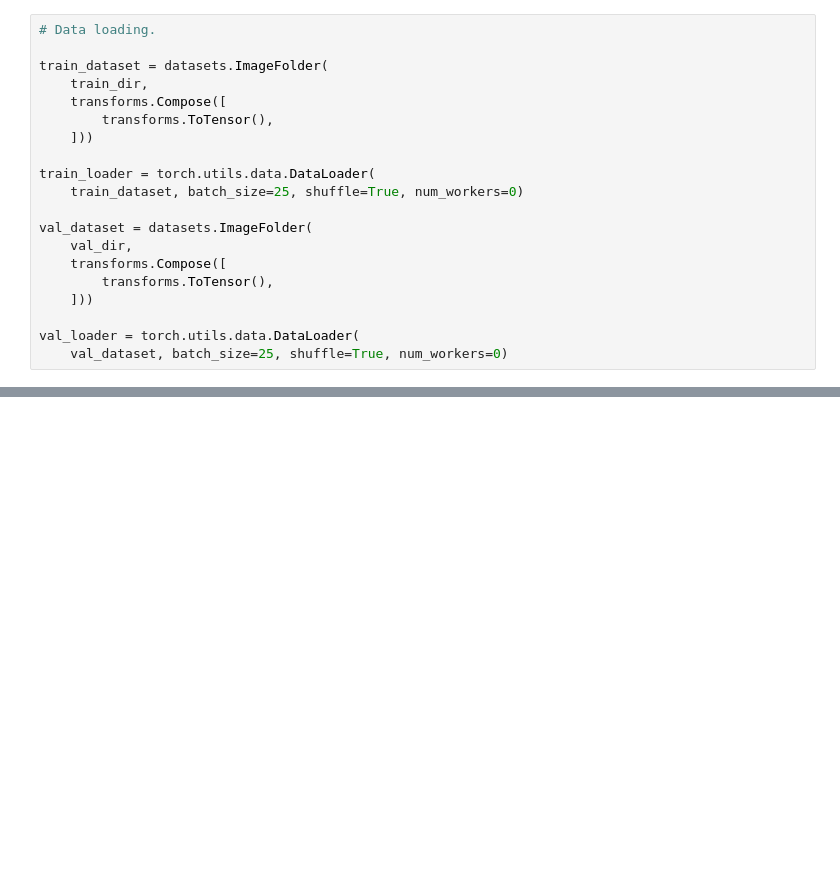
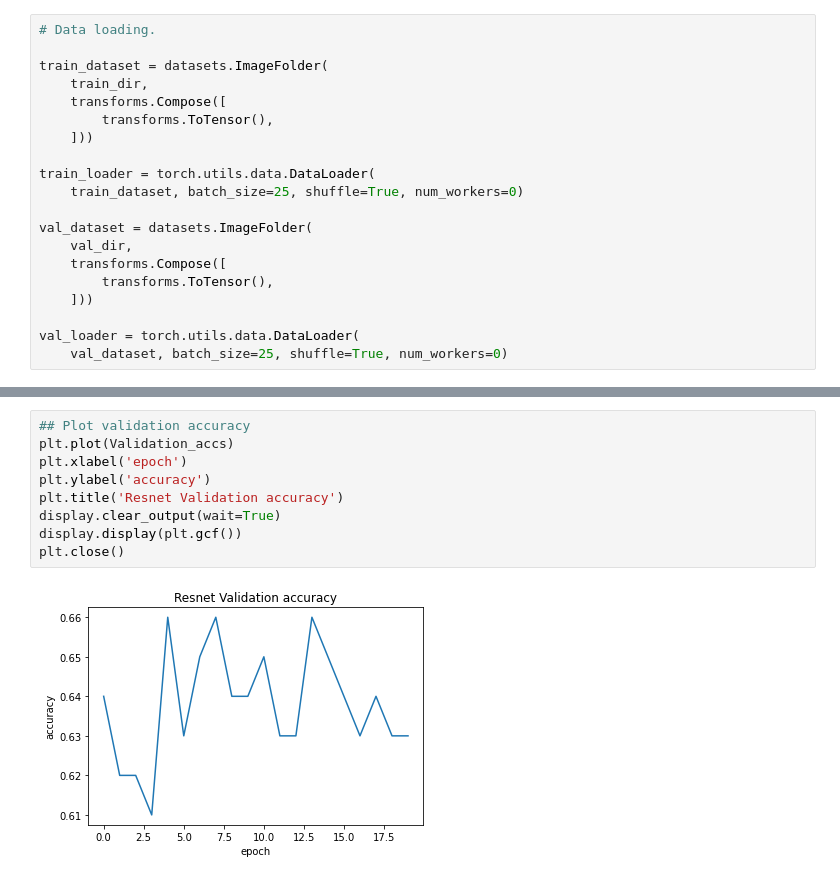
Before and after one commit to ufangYang/NMA_DeepLearning2021, a Jupyter notebook: MainScript_spectrogram_analysis.ipynb, the cells around one changed output, grey strips where cells are left out. Saved outputs shown, nothing was run; the diff lists cells and outputs as text; blank space fills up the shorter version.

```diff
--- a/MainScript_spectrogram_analysis.ipynb
+++ b/MainScript_spectrogram_analysis.ipynb
@@ -379,3 +508,14 @@ val_loader = torch.utils.data.DataLoader(
+# %%
+## Plot validation accuracy
+plt.plot(Validation_accs)
+plt.xlabel('epoch')
+plt.ylabel('accuracy')
+plt.title('Resnet Validation accuracy')
+display.clear_output(wait=True)
+display.display(plt.gcf())
+plt.close()
+# %% [output]
+[figure, added]
 # %%
 # Make a CNN & train it to predict genres.
 
```
Also changed, not shown: parts of 23 cells of this notebook.
